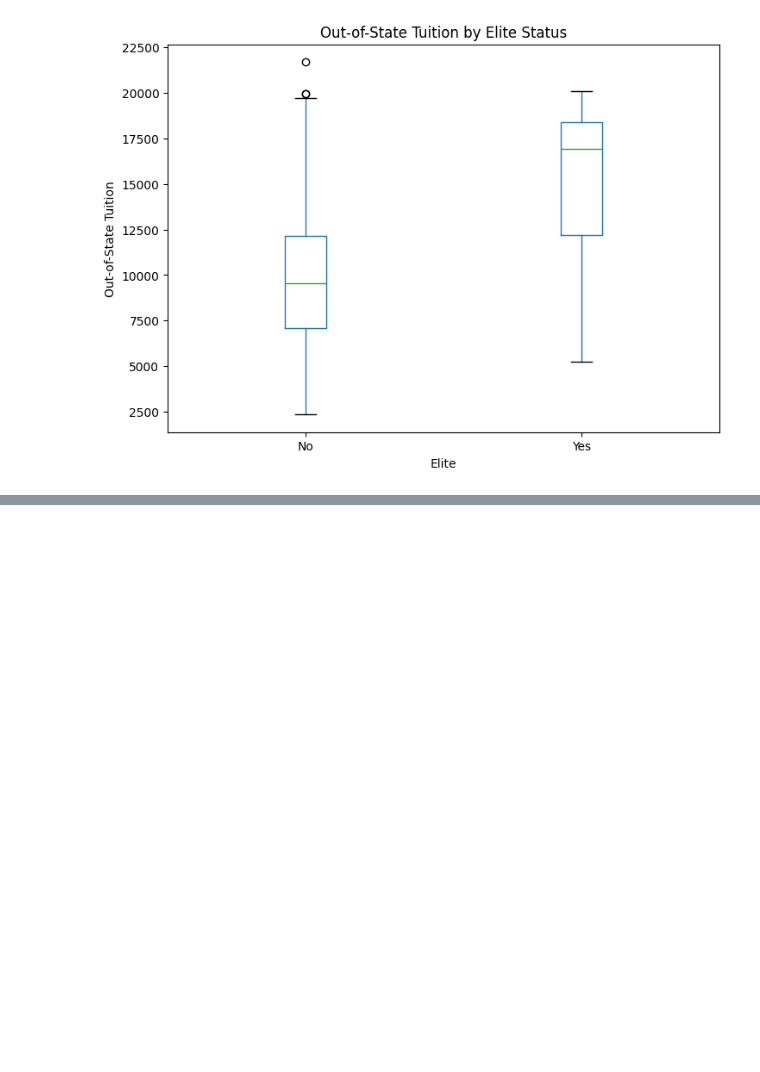
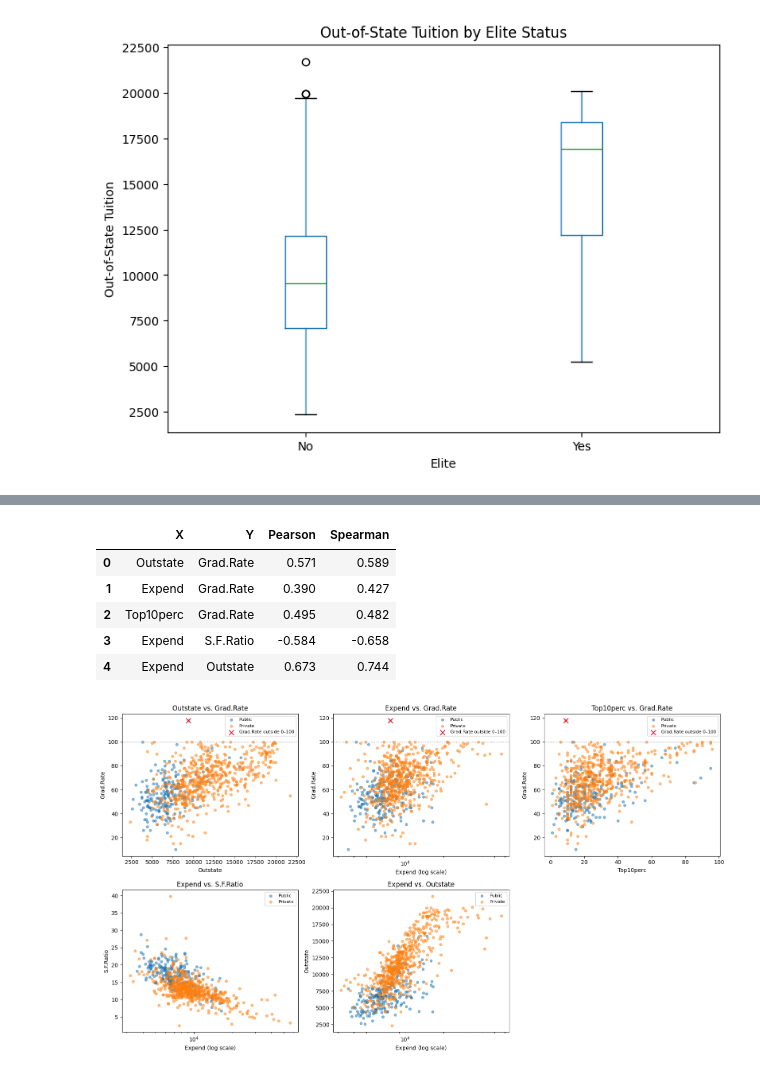
Before and after one commit to shu-ming0808/statistic_learning_hw, a Jupyter notebook: 1.ipynb, the cells around one changed output, grey strips where cells are left out. Saved outputs shown, nothing was run; the diff lists cells and outputs as text; code cells hidden in the pictures; blank space fills up the shorter version.

```diff
--- a/1.ipynb
+++ b/1.ipynb
@@ -366,0 +509,72 @@ plt.show()
+# %%
+from IPython.display import display
+
+# 使用獨立資料，保留 Top10perc 原本的百分數單位
+explore = pd.read_csv("data/College.csv", index_col=0)
+
+# 檢查畢業率是否超出合理範圍，保留原始資料並標記，最大值為118顯然超過100
+invalid_grad = ~explore["Grad.Rate"].between(0, 100)
+display(explore.loc[invalid_grad, ["Grad.Rate"]])
+
+pairs = [
+    ("Outstate", "Grad.Rate"),
+    ("Expend", "Grad.Rate"),
+    ("Top10perc", "Grad.Rate"),
+    ("Expend", "S.F.Ratio"),
+    ("Expend", "Outstate"),
+]
+
+# 原始資料的相關係數，方便對照各組關係
+correlations = pd.DataFrame([
+    {
+        "X": x,
+        "Y": y,
+        "Pearson": explore[x].corr(explore[y]),
+        "Spearman": explore[x].corr(explore[y], method="spearman"),
+    }
+    for x, y in pairs
+])
+
+display(correlations.round(3))
+
+fig, axes = plt.subplots(2, 3, figsize=(16, 9))
+colors = {"No": "tab:blue", "Yes": "tab:orange"}
+labels = {"No": "Public", "Yes": "Private"}
+
+for ax, (x, y) in zip(axes.flat, pairs):
+    for private in ["No", "Yes"]:
+        group = explore.loc[explore["Private"] == private]
+
+        ax.scatter(
+            group[x], group[y],
+            color=colors[private],
+            label=labels[private],
+            alpha=0.5,
+            s=20,
+        )
+
+    # 每生支出右偏，使用對數座標方便觀察
+    if x == "Expend":
+        ax.set_xscale("log")
+
+    # 明確標出不合理的畢業率，不默默刪除
+    if y == "Grad.Rate":
+        flagged = explore.loc[invalid_grad]
+        ax.scatter(
+            flagged[x], flagged[y],
+            color="crimson",
+            marker="x",
+            s=80,
+            label="Grad.Rate outside 0–100",
+        )
+        ax.axhline(100, color="gray", linestyle=":", linewidth=1)
+
+    ax.set_xlabel(f"{x} (log scale)" if x == "Expend" else x)
+    ax.set_ylabel(y)
+    ax.set_title(f"{x} vs. {y}")
+    ax.legend(fontsize=8)
+
+axes.flat[-1].axis("off")
+plt.tight_layout()
+plt.show()
+# %% [output]
@@ -366,0 +583,7 @@ plt.show()
+|  | X | Y | Pearson | Spearman |
+| 0 | Outstate | Grad.Rate | 0.571 | 0.589 |
+| 1 | Expend | Grad.Rate | 0.390 | 0.427 |
+| 2 | Top10perc | Grad.Rate | 0.495 | 0.482 |
+| 3 | Expend | S.F.Ratio | -0.584 | -0.658 |
+| 4 | Expend | Outstate | 0.673 | 0.744 |
+[figure, added]
```
Also changed, not shown: parts of 44 cells of this notebook, 27 other files.
